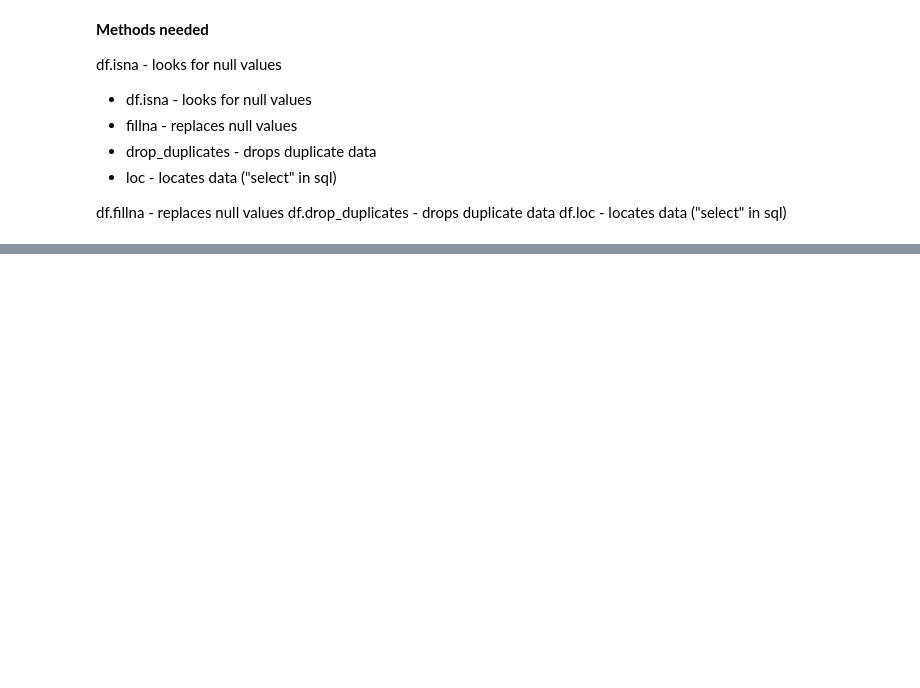
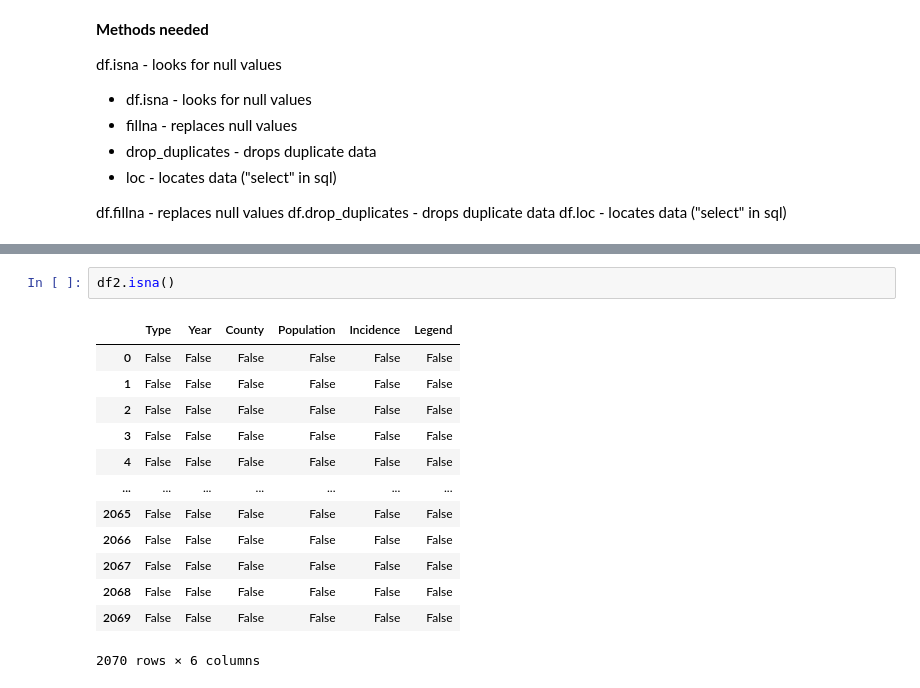
Before and after one commit to lcmortech/data_science, a Jupyter notebook: other_projects/westnile.ipynb, the cells around one changed output, grey strips where cells are left out. Cells and saved outputs as stored; diff of their text form; blank space fills up the shorter version.

```diff
--- a/other_projects/westnile.ipynb
+++ b/other_projects/westnile.ipynb
@@ -250,0 +262,16 @@ df.loc - locates data ("select" in sql)
+# %%
+df2.isna()
+# %% [output]
+|  | Type | Year | County | Population | Incidence | Legend |
+| 0 | False | False | False | False | False | False |
+| 1 | False | False | False | False | False | False |
+| 2 | False | False | False | False | False | False |
+| 3 | False | False | False | False | False | False |
+| 4 | False | False | False | False | False | False |
+| ... | ... | ... | ... | ... | ... | ... |
+| 2065 | False | False | False | False | False | False |
+| 2066 | False | False | False | False | False | False |
+| 2067 | False | False | False | False | False | False |
+| 2068 | False | False | False | False | False | False |
+| 2069 | False | False | False | False | False | False |
+2070 rows × 6 columns
```
Also changed, not shown: parts of 5 cells of this notebook.
